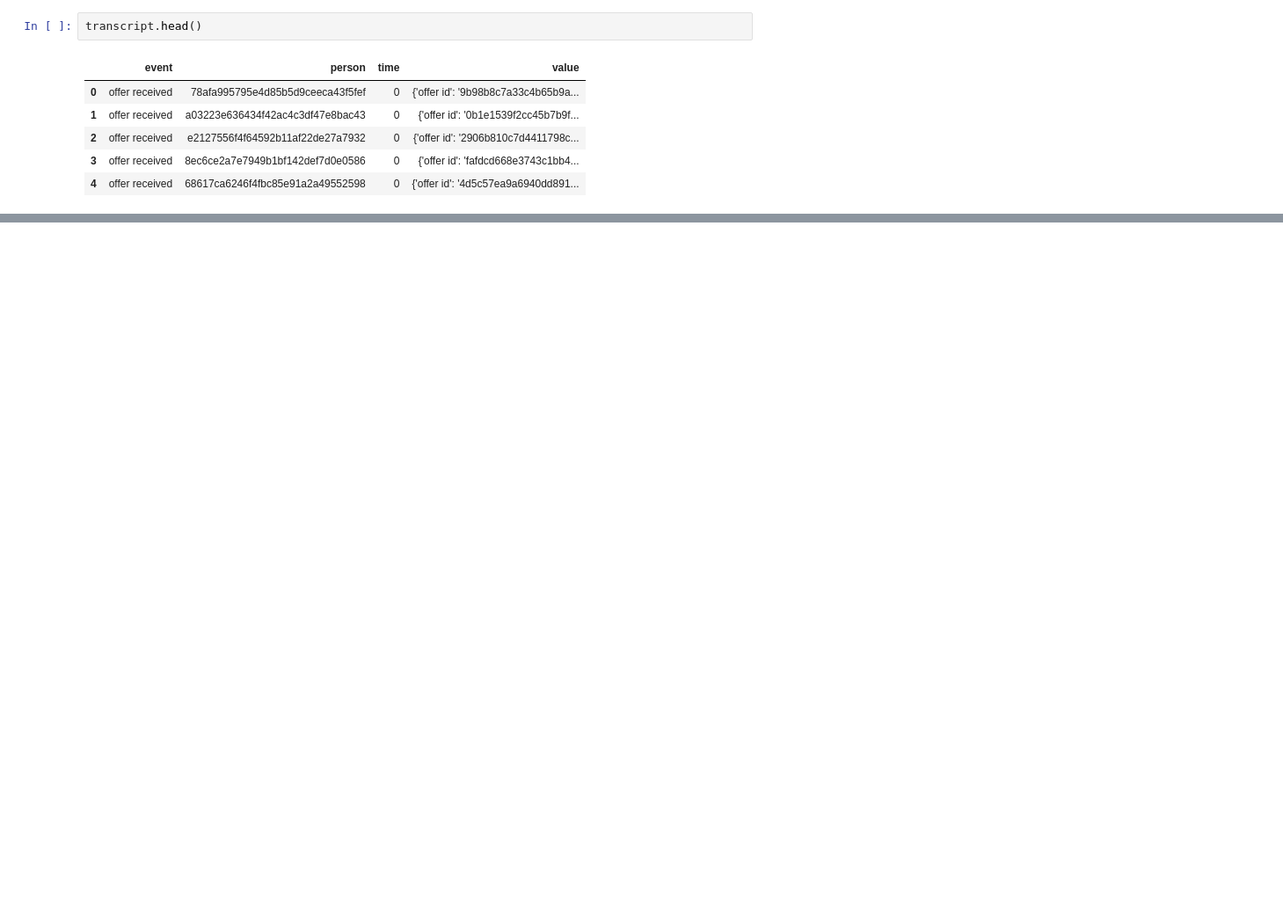
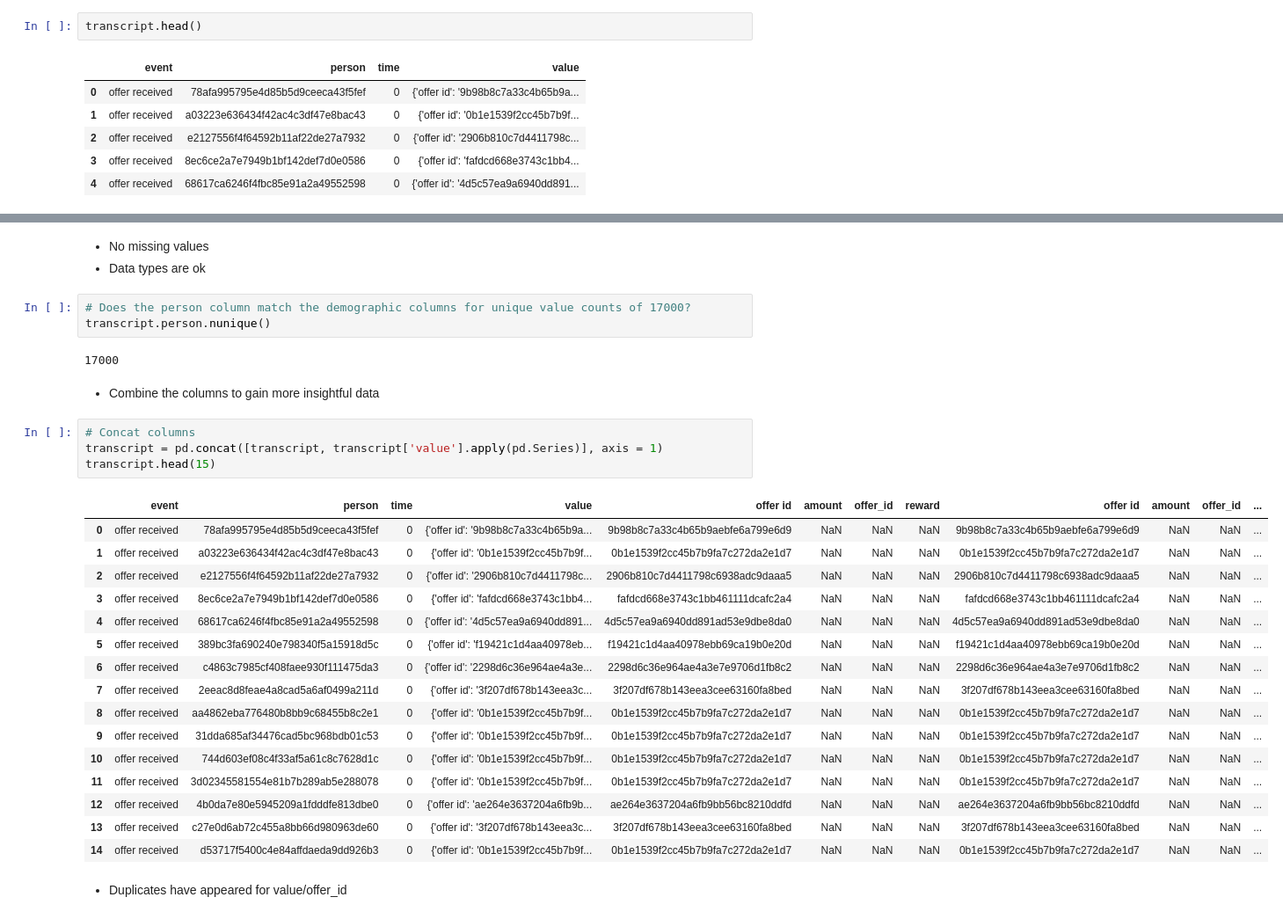
Before and after one commit to HunterKane/Starbucks-Reward-App-, a Jupyter notebook: Starbucks_Capstone_notebook-2.ipynb, the cells around one changed output, grey strips where cells are left out. Shown at 88% size. Drawn from its saved outputs; the diff is of its cells as text; blank space fills up the shorter version.

```diff
--- a/Starbucks_Capstone_notebook-2.ipynb
+++ b/Starbucks_Capstone_notebook-2.ipynb
@@ -141,0 +281,33 @@ transcript.head()
+# %% [markdown]
+- No missing values
+- Data types are ok
+# %%
+# Does the person column match the demographic columns for unique value counts of 17000?
+transcript.person.nunique()
+# %% [output]
+17000
+# %% [markdown]
+- Combine the columns to gain more insightful data
+# %%
+# Concat columns
+transcript = pd.concat([transcript, transcript['value'].apply(pd.Series)], axis = 1)
+transcript.head(15)
+# %% [output]
+|  | event | person | time | value | offer id | amount | offer_id | reward | offer id | amount | offer_id | ... |
+| 0 | offer received | 78afa995795e4d85b5d9ceeca43f5fef | 0 | {'offer id': '9b98b8c7a33c4b65b9a... | 9b98b8c7a33c4b65b9aebfe6a799e6d9 | NaN | NaN | NaN | 9b98b8c7a33c4b65b9aebfe6a799e6d9 | NaN | NaN | ... |
+| 1 | offer received | a03223e636434f42ac4c3df47e8bac43 | 0 | {'offer id': '0b1e1539f2cc45b7b9f... | 0b1e1539f2cc45b7b9fa7c272da2e1d7 | NaN | NaN | NaN | 0b1e1539f2cc45b7b9fa7c272da2e1d7 | NaN | NaN | ... |
+| 2 | offer received | e2127556f4f64592b11af22de27a7932 | 0 | {'offer id': '2906b810c7d4411798c... | 2906b810c7d4411798c6938adc9daaa5 | NaN | NaN | NaN | 2906b810c7d4411798c6938adc9daaa5 | NaN | NaN | ... |
+| 3 | offer received | 8ec6ce2a7e7949b1bf142def7d0e0586 | 0 | {'offer id': 'fafdcd668e3743c1bb4... | fafdcd668e3743c1bb461111dcafc2a4 | NaN | NaN | NaN | fafdcd668e3743c1bb461111dcafc2a4 | NaN | NaN | ... |
+| 4 | offer received | 68617ca6246f4fbc85e91a2a49552598 | 0 | {'offer id': '4d5c57ea9a6940dd891... | 4d5c57ea9a6940dd891ad53e9dbe8da0 | NaN | NaN | NaN | 4d5c57ea9a6940dd891ad53e9dbe8da0 | NaN | NaN | ... |
+| 5 | offer received | 389bc3fa690240e798340f5a15918d5c | 0 | {'offer id': 'f19421c1d4aa40978eb... | f19421c1d4aa40978ebb69ca19b0e20d | NaN | NaN | NaN | f19421c1d4aa40978ebb69ca19b0e20d | NaN | NaN | ... |
+| 6 | offer received | c4863c7985cf408faee930f111475da3 | 0 | {'offer id': '2298d6c36e964ae4a3e... | 2298d6c36e964ae4a3e7e9706d1fb8c2 | NaN | NaN | NaN | 2298d6c36e964ae4a3e7e9706d1fb8c2 | NaN | NaN | ... |
+| 7 | offer received | 2eeac8d8feae4a8cad5a6af0499a211d | 0 | {'offer id': '3f207df678b143eea3c... | 3f207df678b143eea3cee63160fa8bed | NaN | NaN | NaN | 3f207df678b143eea3cee63160fa8bed | NaN | NaN | ... |
+| 8 | offer received | aa4862eba776480b8bb9c68455b8c2e1 | 0 | {'offer id': '0b1e1539f2cc45b7b9f... | 0b1e1539f2cc45b7b9fa7c272da2e1d7 | NaN | NaN | NaN | 0b1e1539f2cc45b7b9fa7c272da2e1d7 | NaN | NaN | ... |
+| 9 | offer received | 31dda685af34476cad5bc968bdb01c53 | 0 | {'offer id': '0b1e1539f2cc45b7b9f... | 0b1e1539f2cc45b7b9fa7c272da2e1d7 | NaN | NaN | NaN | 0b1e1539f2cc45b7b9fa7c272da2e1d7 | NaN | NaN | ... |
+| 10 | offer received | 744d603ef08c4f33af5a61c8c7628d1c | 0 | {'offer id': '0b1e1539f2cc45b7b9f... | 0b1e1539f2cc45b7b9fa7c272da2e1d7 | NaN | NaN | NaN | 0b1e1539f2cc45b7b9fa7c272da2e1d7 | NaN | NaN | ... |
+| 11 | offer received | 3d02345581554e81b7b289ab5e288078 | 0 | {'offer id': '0b1e1539f2cc45b7b9f... | 0b1e1539f2cc45b7b9fa7c272da2e1d7 | NaN | NaN | NaN | 0b1e1539f2cc45b7b9fa7c272da2e1d7 | NaN | NaN | ... |
+| 12 | offer received | 4b0da7e80e5945209a1fdddfe813dbe0 | 0 | {'offer id': 'ae264e3637204a6fb9b... | ae264e3637204a6fb9bb56bc8210ddfd | NaN | NaN | NaN | ae264e3637204a6fb9bb56bc8210ddfd | NaN | NaN | ... |
+| 13 | offer received | c27e0d6ab72c455a8bb66d980963de60 | 0 | {'offer id': '3f207df678b143eea3c... | 3f207df678b143eea3cee63160fa8bed | NaN | NaN | NaN | 3f207df678b143eea3cee63160fa8bed | NaN | NaN | ... |
+| 14 | offer received | d53717f5400c4e84affdaeda9dd926b3 | 0 | {'offer id': '0b1e1539f2cc45b7b9f... | 0b1e1539f2cc45b7b9fa7c272da2e1d7 | NaN | NaN | NaN | 0b1e1539f2cc45b7b9fa7c272da2e1d7 | NaN | NaN | ... |
+# %% [markdown]
+- Duplicates have appeared for value/offer_id
```
Also changed, not shown: parts of 36 cells of this notebook.
